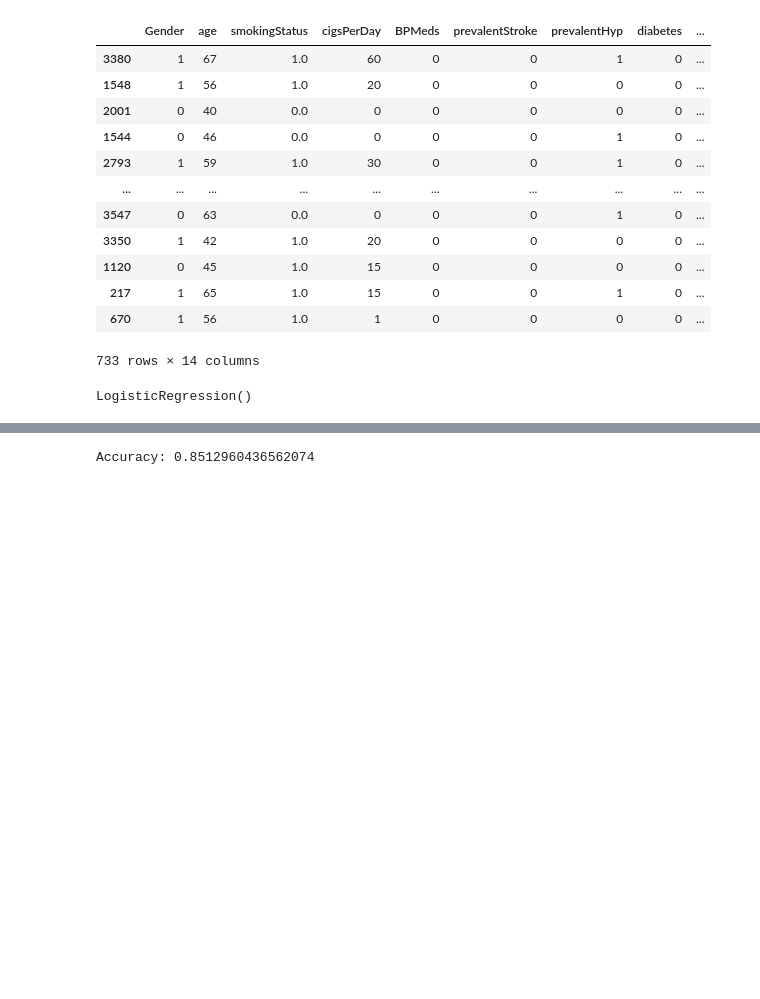
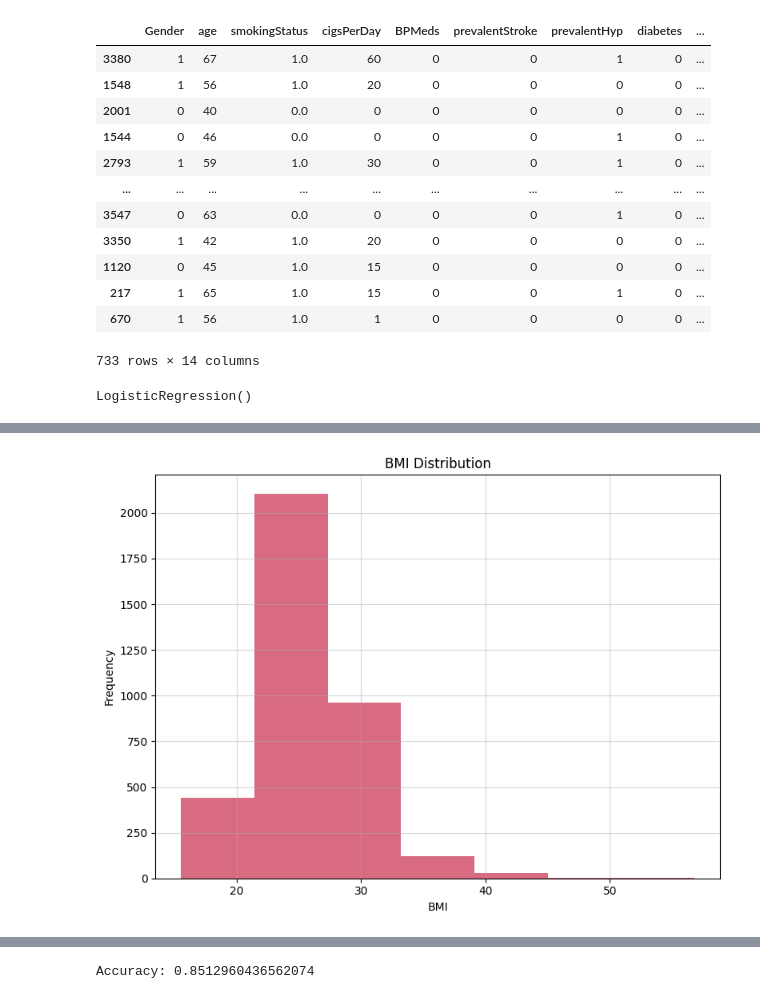
Before and after one commit to Asish2404/IBM-AI_ML-Project, a Jupyter notebook: Heart_disease_project.ipynb, the cells around one changed output, grey strips where cells are left out. Drawn from its saved outputs; the diff is of its cells as text; code cells hidden in the pictures; blank space fills up the shorter version.

```diff
--- a/Heart_disease_project.ipynb
+++ b/Heart_disease_project.ipynb
@@ -242,0 +243,11 @@ plt.show()
+# %%
+plt.figure(figsize=(8,6))
+plt.hist(df['BMI'], bins=7, alpha=0.6 , color="#BF092F")
+plt.title("BMI Distribution")
+plt.xlabel("BMI")
+plt.ylabel("Frequency")
+plt.grid(True, alpha=0.5)
+plt.tight_layout()
+plt.show()
+# %% [output]
+[figure, added]
```
Also changed, not shown: parts of 6 cells of this notebook, 2 other files.
